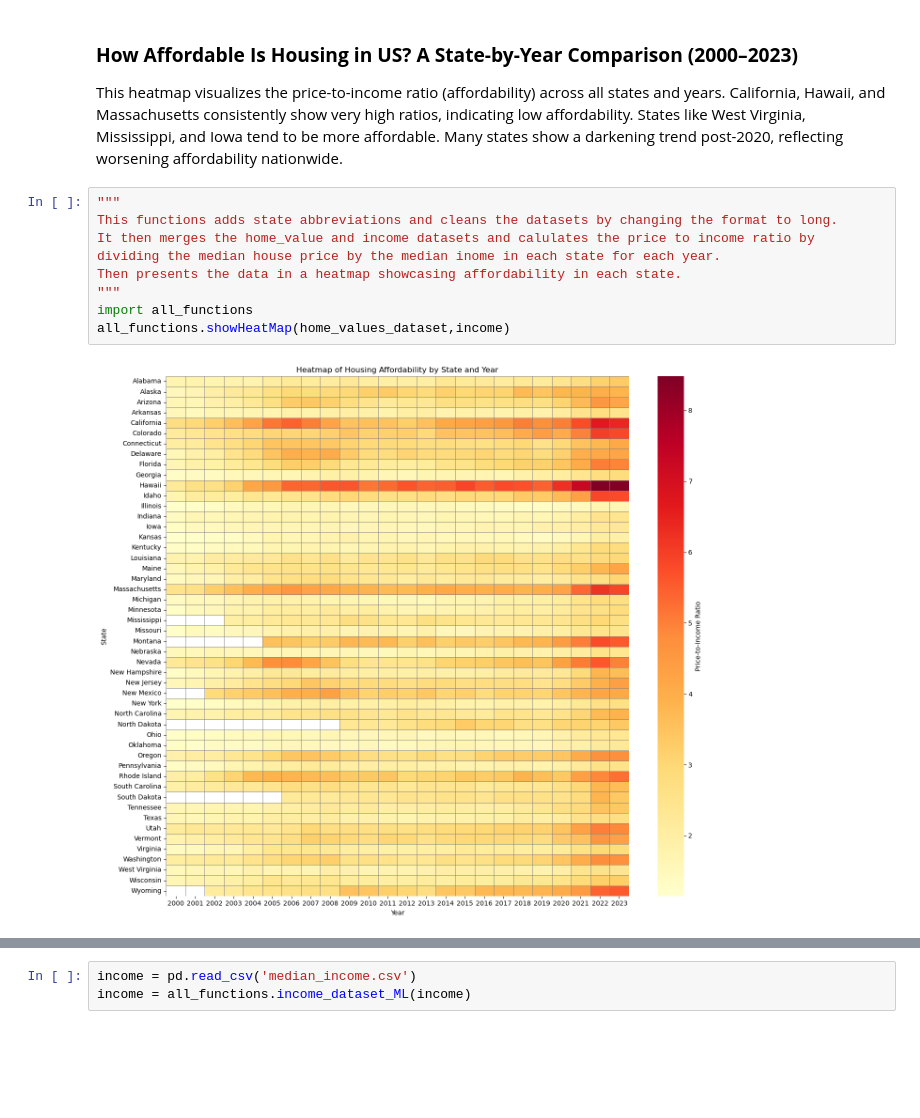
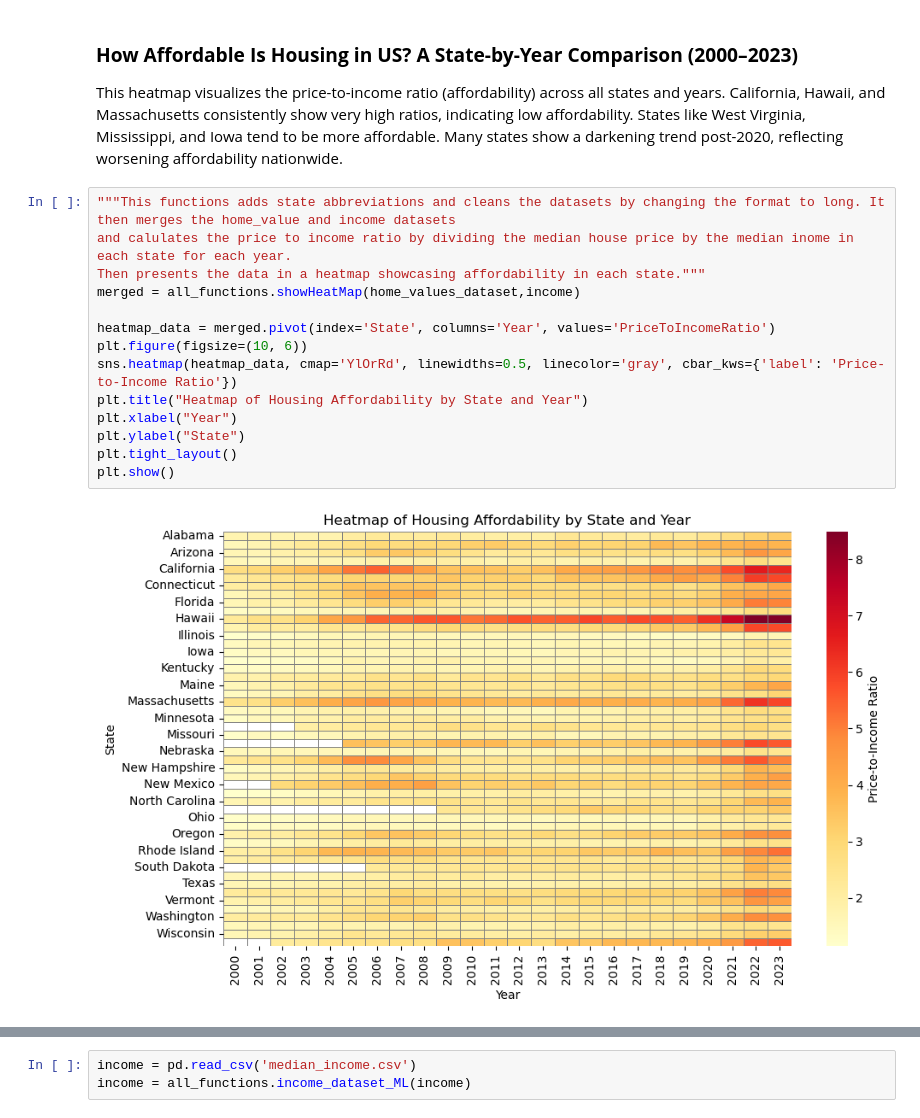
Before and after one commit to uic-cs418/group-project-stat-squad, a Jupyter notebook: ProgressReportFinal(1).ipynb, the cells around one changed output, grey strips where cells are left out. Saved outputs shown, nothing was run; the diff lists cells and outputs as text; blank space fills up the shorter version.

```diff
--- a/ProgressReportFinal(1).ipynb
+++ b/ProgressReportFinal(1).ipynb
@@ -70,13 +52,18 @@ home_values.iloc[:, 5:] = home_values.iloc[:, 5:].bfill(axis=1).ffill(axis=1)
 ### **How Affordable Is Housing in US? A State-by-Year Comparison (2000–2023)**
 This heatmap visualizes the price-to-income ratio (affordability) across all states and years. California, Hawaii, and Massachusetts consistently show very high ratios, indicating low affordability. States like West Virginia, Mississippi, and Iowa tend to be more affordable. Many states show a darkening trend post-2020, reflecting worsening affordability nationwide.
 # %%
-"""
-This functions adds state abbreviations and cleans the datasets by changing the format to long.
-It then merges the home_value and income datasets and calulates the price to income ratio by
-dividing the median house price by the median inome in each state for each year.
-Then presents the data in a heatmap showcasing affordability in each state.
-"""
-import all_functions
-all_functions.showHeatMap(home_values_dataset,income)
+"""This functions adds state abbreviations and cleans the datasets by changing the format to long. It then merges the home_value and income datasets
+and calulates the price to income ratio by dividing the median house price by the median inome in each state for each year.
+Then presents the data in a heatmap showcasing affordability in each state."""
+merged = all_functions.showHeatMap(home_values_dataset,income)
+
+heatmap_data = merged.pivot(index='State', columns='Year', values='PriceToIncomeRatio')
+plt.figure(figsize=(10, 6))
+sns.heatmap(heatmap_data, cmap='YlOrRd', linewidths=0.5, linecolor='gray', cbar_kws={'label': 'Price-to-Income Ratio'})
+plt.title("Heatmap of Housing Affordability by State and Year")
+plt.xlabel("Year")
+plt.ylabel("State")
+plt.tight_layout()
+plt.show()
 # %% [output]
-[figure, old version]
+[figure, new version]
```
Also changed, not shown: parts of 31 cells of this notebook.
